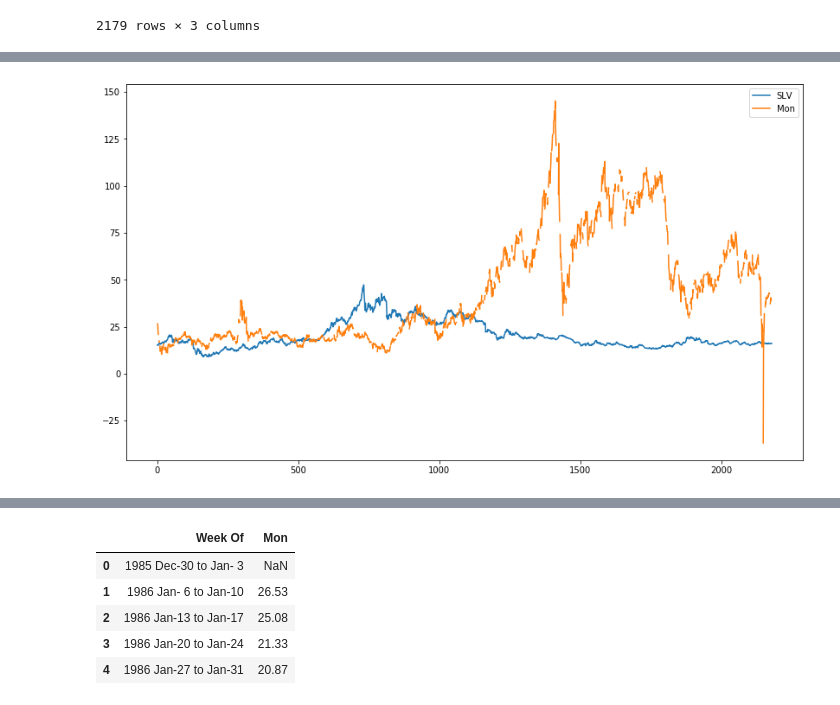
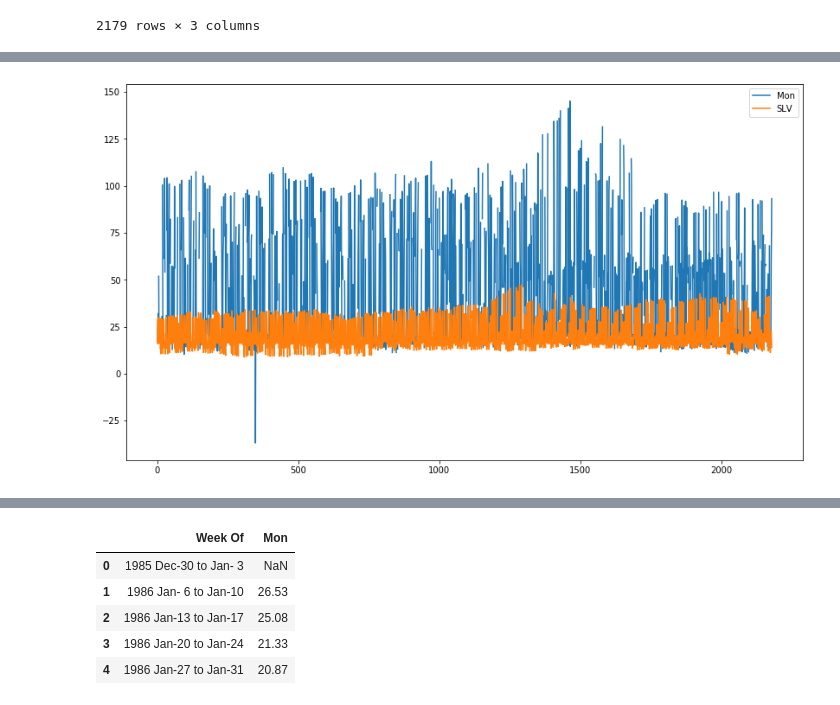
Before and after one commit to Ayomi-tech/Silver-Price-and-Oil-Price-interaction, a Jupyter notebook: New oil price code.ipynb, the cells around one changed output, grey strips where cells are left out. Saved outputs shown, nothing was run; the diff lists cells and outputs as text; code cells hidden in the pictures.

Commit message:
visualization

```diff
--- a/New oil price code.ipynb
+++ b/New oil price code.ipynb
@@ -140,0 +141,5 @@ df_2.plot()
+# %%
+gld_slv['Date']= pd.to_datetime(gld_slv['Date'])
+# %%
+gld_slv['Year'] = gld_slv['Date'].dt.year
+gld_slv
@@ -140,0 +184,2 @@ df_2.plot()
+# %%
+grouped = gld_slv.groupby(['Date'], as_index=False)['Mon','SLV'].sum()
@@ -141,6 +206,6 @@ df_2.plot()
 # %%
-
-gld_slv.plot(figsize=(14,8))
+#plt.plot(gld_slv['Mon', 'SLV'])
+grouped.plot(figsize=(14,8))
 plt.show()
 # %% [output]
-[figure, old version]
+[figure, new version]
```
Also changed, not shown: parts of 9 cells of this notebook.
